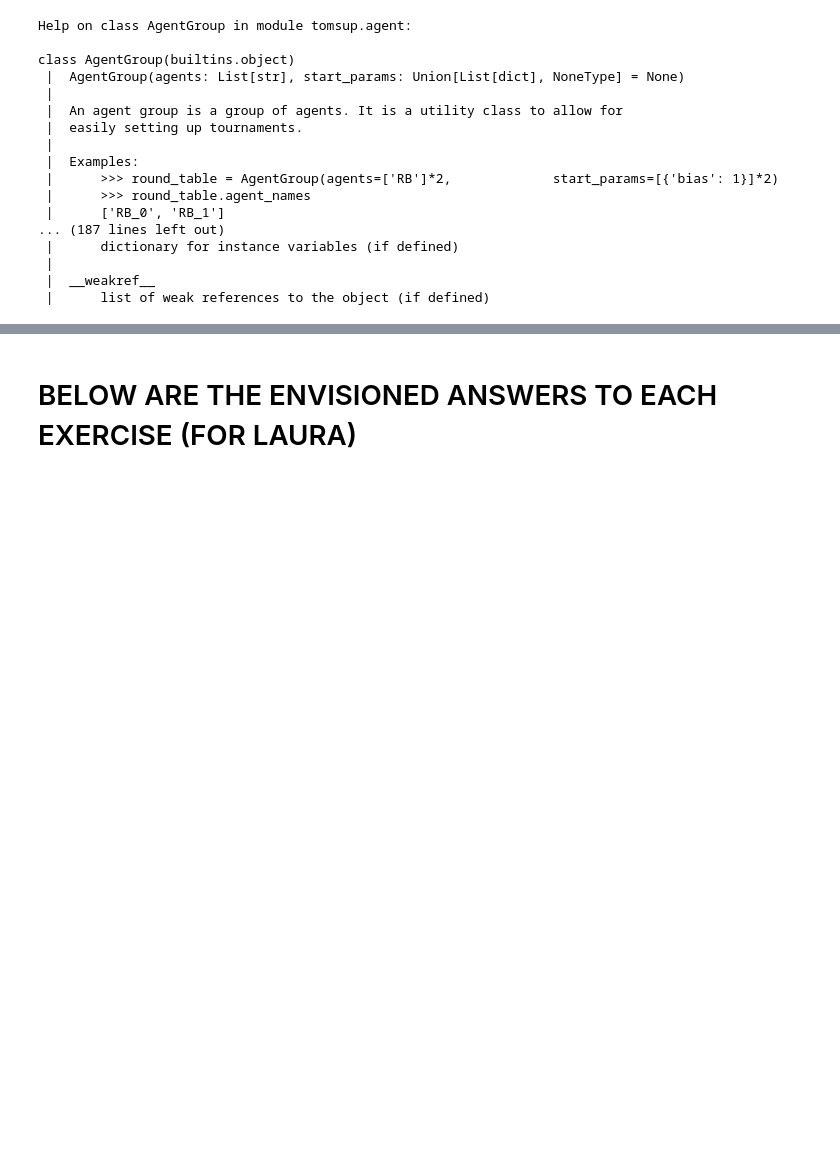
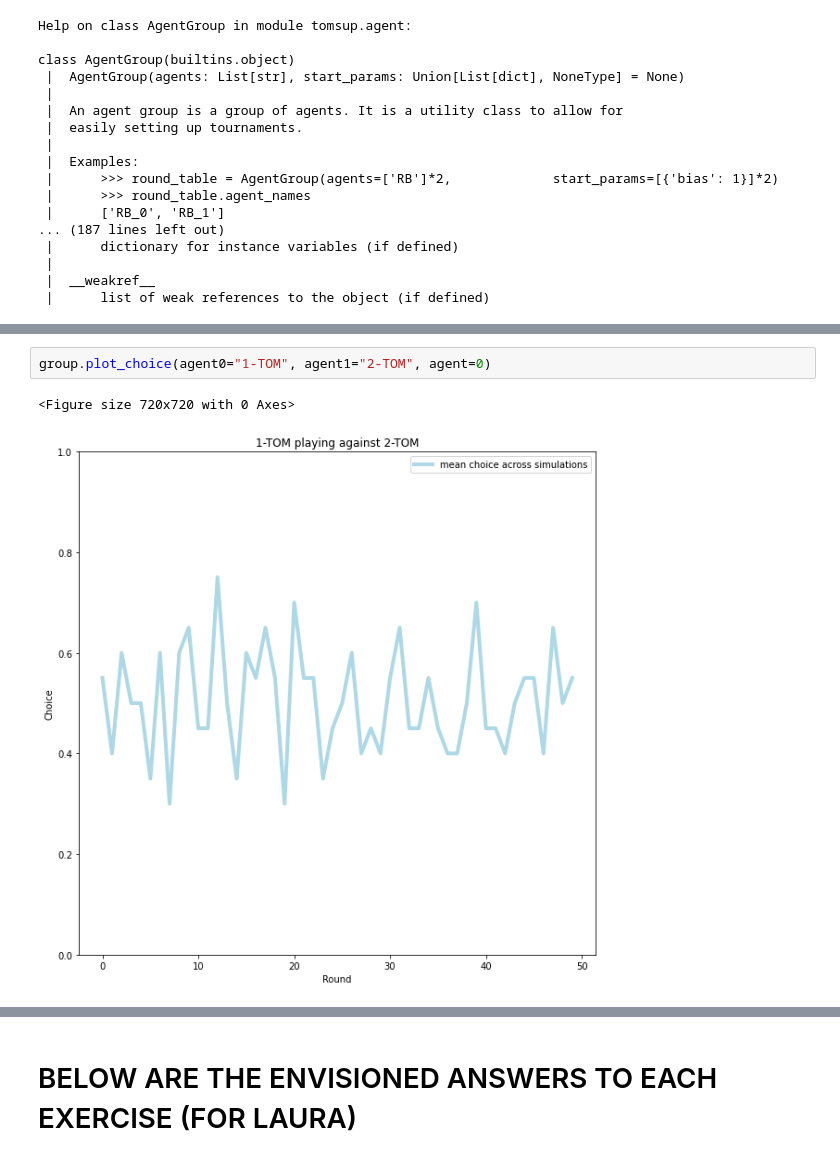
Before and after one commit to marieke-woensdregt/ABCM_Course, a Jupyter notebook: ABCM_Lab_01.ipynb, the cells around one changed output, grey strips where cells are left out. Saved outputs shown, nothing was run; the diff lists cells and outputs as text; blank space fills up the shorter version.

```diff
--- a/ABCM_Lab_01.ipynb
+++ b/ABCM_Lab_01.ipynb
@@ -124,0 +225,5 @@ class AgentGroup(builtins.object)
+# %%
+group.plot_choice(agent0="1-TOM", agent1="2-TOM", agent=0)
+# %% [output]
+<Figure size 720x720 with 0 Axes>
+[figure, added]
```
Also changed, not shown: parts of 25 cells of this notebook.
